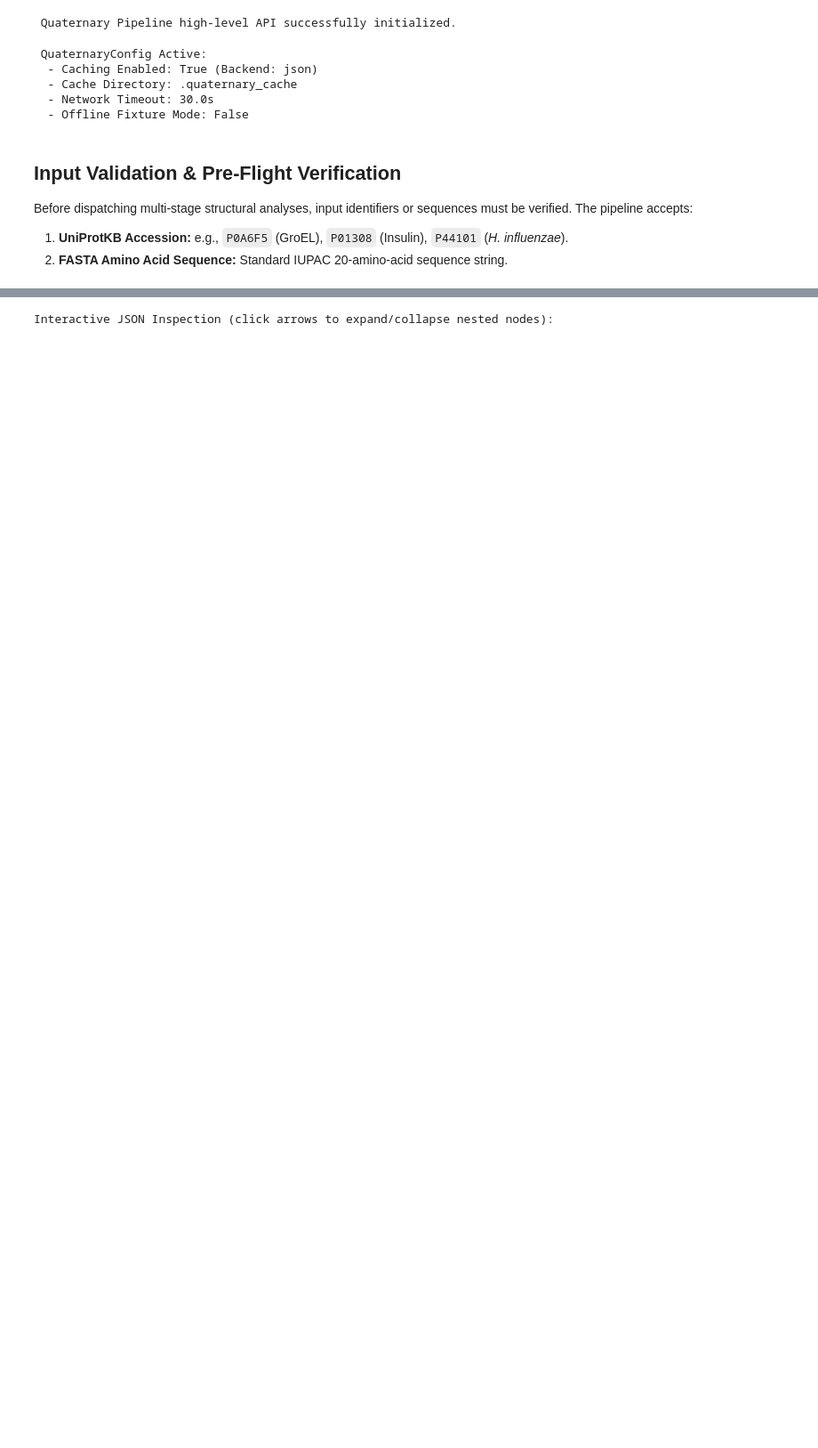
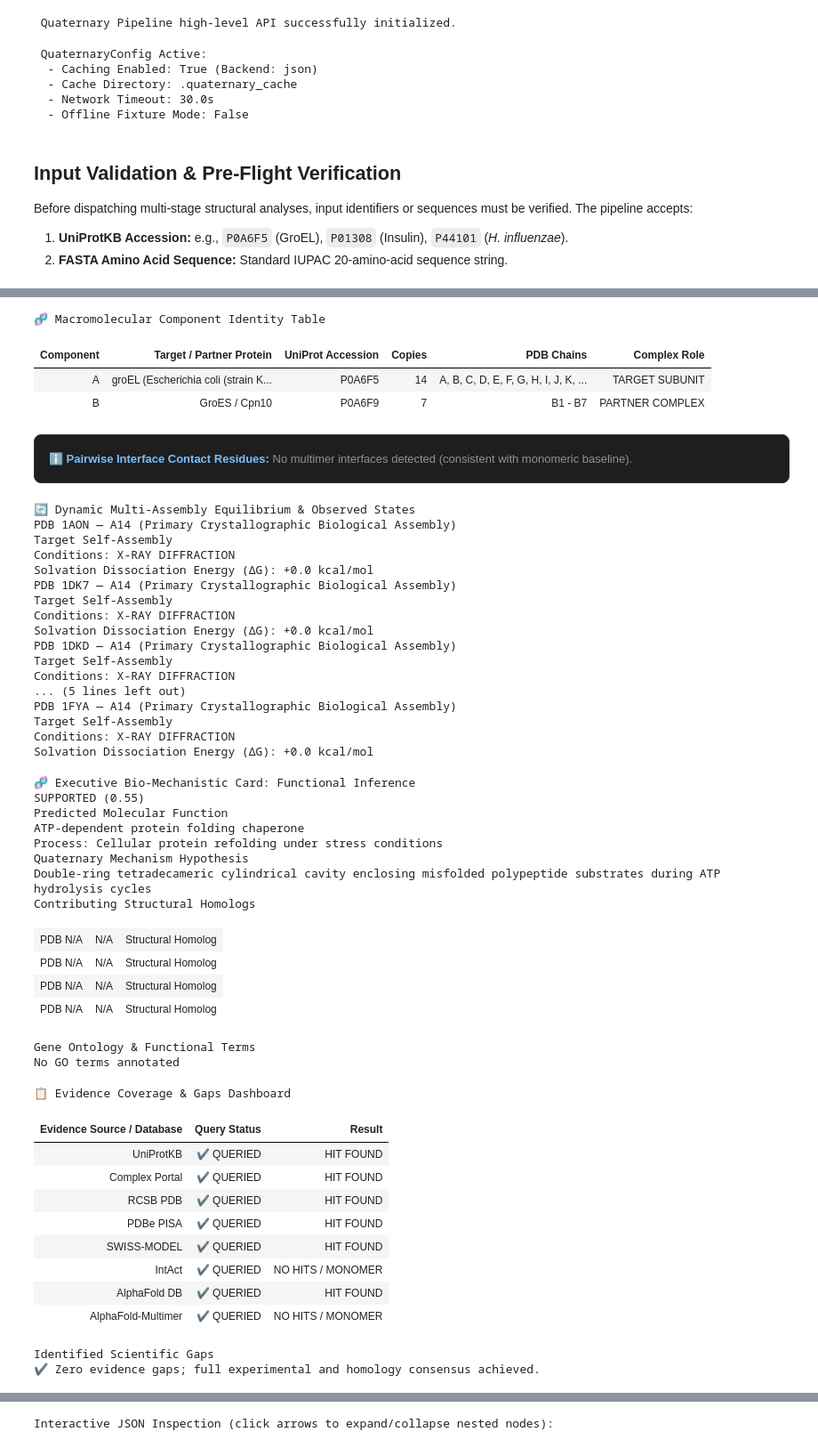
Before and after one commit to aryanthepain/Bioinformatics_server, a Jupyter notebook: Quaternary_Structure.ipynb, the cells around one changed output, grey strips where cells are left out. Shown at 89% size. Saved outputs shown, nothing was run; the diff lists cells and outputs as text; code cells hidden in the pictures; blank space fills up the shorter version.

```diff
--- a/Quaternary_Structure.ipynb
+++ b/Quaternary_Structure.ipynb
@@ -73,7 +76,7 @@ from IPython.display import display, HTML
 
 # Regex pattern adhering strictly to UniProtKB accession format specifications
 UNIPROT_ACCESSION_REGEX = re.compile(
-    r"^[O,P,Q][0-9][A-Z,0-9]{3}[0-9]|[A-N,R-Z][0-9]([A-Z][A-Z,0-9]{2}[0-9]){1,2}$"
+    r"^[OPQ][0-9][A-Z0-9]{3}[0-9]|[A-NR-Z][0-9]([A-Z][A-Z0-9]{2}[0-9]){1,2}$"
 )
 
 # Standard IUPAC Amino Acid single-letter codes
@@ -537,4 +852,9 @@ print(f"[COMPLETE] Characterization completed in {elapsed:.2f}s | Status: {outpu
 # %%
-# Render formatted biological metric summary table
+# Render formatted biological metric summary table and detailed audit cards
 render_quaternary_summary_card(output)
+render_component_identity_table(output)
+render_interface_contact_table(output)
+render_dynamic_equilibrium_display(output)
+render_functional_inference_card(output)
+render_evidence_coverage_dashboard(output)
 # %% [output]
@@ -556,3 +876,51 @@ AlphaFold-Multimer: ipTM: 0.84 | pTM: 0.81
+🧬 Macromolecular Component Identity Table
+| Component | Target / Partner Protein | UniProt Accession | Copies | PDB Chains | Complex Role |
+| A | groEL (Escherichia coli (strain K... | P0A6F5 | 14 | A, B, C, D, E, F, G, H, I, J, K, ... | TARGET SUBUNIT |
+| B | GroES / Cpn10 | P0A6F9 | 7 | B1 - B7 | PARTNER COMPLEX |
+ℹ Pairwise Interface Contact Residues: No multimer interfaces detected (consistent with monomeric baseline).
+🔄 Dynamic Multi-Assembly Equilibrium & Observed States
+PDB 1AON — A14 (Primary Crystallographic Biological Assembly)
+Target Self-Assembly
+Conditions: X-RAY DIFFRACTION
+Solvation Dissociation Energy (ΔG): +0.0 kcal/mol
+PDB 1DK7 — A14 (Primary Crystallographic Biological Assembly)
+Target Self-Assembly
+Conditions: X-RAY DIFFRACTION
+Solvation Dissociation Energy (ΔG): +0.0 kcal/mol
+PDB 1DKD — A14 (Primary Crystallographic Biological Assembly)
+Target Self-Assembly
+Conditions: X-RAY DIFFRACTION
+... (5 lines left out)
+PDB 1FYA — A14 (Primary Crystallographic Biological Assembly)
+Target Self-Assembly
+Conditions: X-RAY DIFFRACTION
+Solvation Dissociation Energy (ΔG): +0.0 kcal/mol
+🧬 Executive Bio-Mechanistic Card: Functional Inference
+SUPPORTED (0.55)
+Predicted Molecular Function
+ATP-dependent protein folding chaperone
+Process: Cellular protein refolding under stress conditions
+Quaternary Mechanism Hypothesis
+Double-ring tetradecameric cylindrical cavity enclosing misfolded polypeptide substrates during ATP hydrolysis cycles
+Contributing Structural Homologs
+| PDB N/A | N/A | Structural Homolog |
+| PDB N/A | N/A | Structural Homolog |
+| PDB N/A | N/A | Structural Homolog |
+| PDB N/A | N/A | Structural Homolog |
+Gene Ontology & Functional Terms
+No GO terms annotated
+📋 Evidence Coverage & Gaps Dashboard
+| Evidence Source / Database | Query Status | Result |
+| UniProtKB | ✔ QUERIED | HIT FOUND |
+| Complex Portal | ✔ QUERIED | HIT FOUND |
+| RCSB PDB | ✔ QUERIED | HIT FOUND |
+| PDBe PISA | ✔ QUERIED | HIT FOUND |
+| SWISS-MODEL | ✔ QUERIED | HIT FOUND |
+| IntAct | ✔ QUERIED | NO HITS / MONOMER |
+| AlphaFold DB | ✔ QUERIED | HIT FOUND |
+| AlphaFold-Multimer | ✔ QUERIED | NO HITS / MONOMER |
+Identified Scientific Gaps
+✔ Zero evidence gaps; full experimental and homology consensus achieved.
 # %% [markdown]
 ### Output Interpretation: Quaternary Summary Card Analysis
 
```
Also changed, not shown: parts of 48 cells of this notebook, 10 other files.
